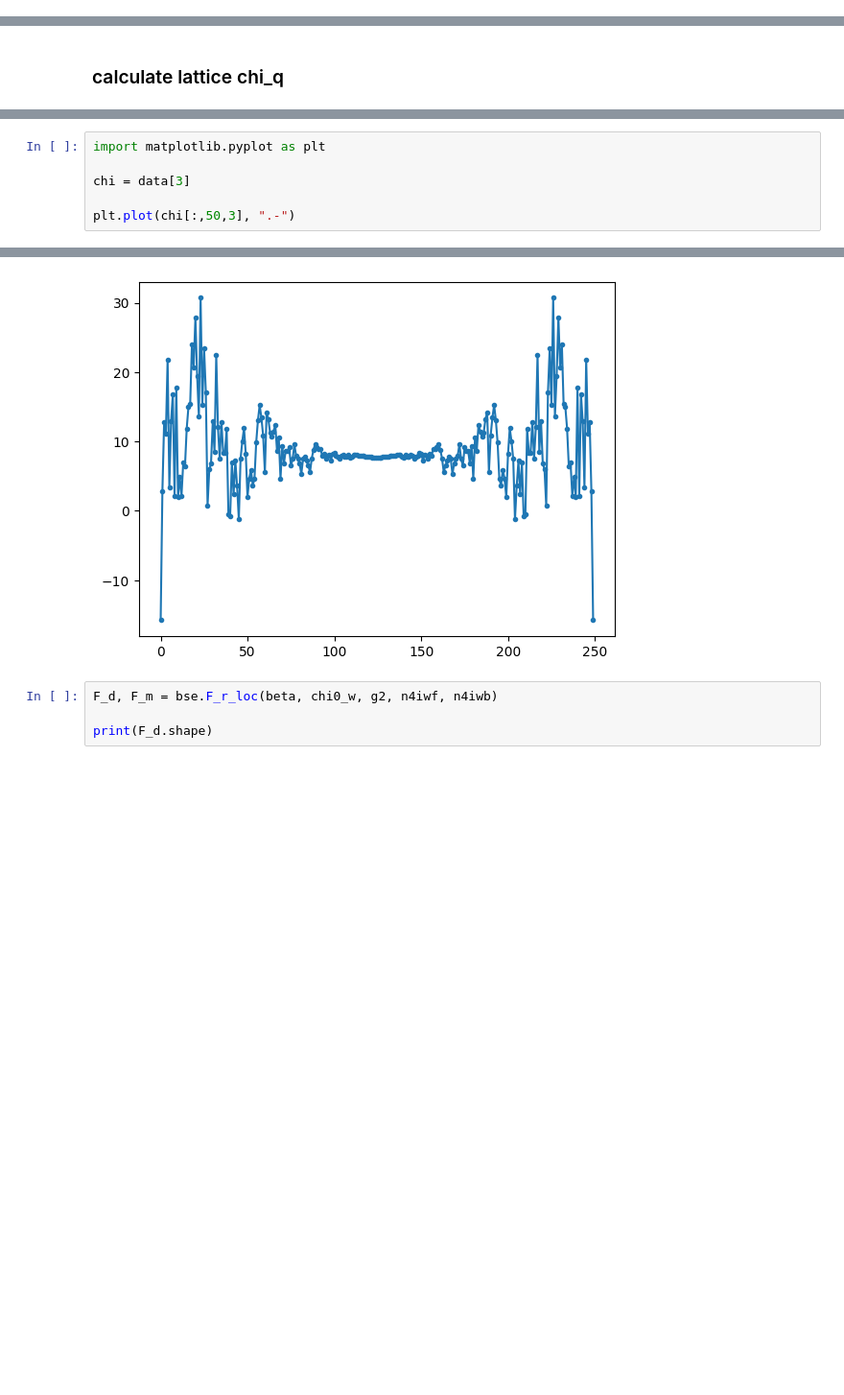
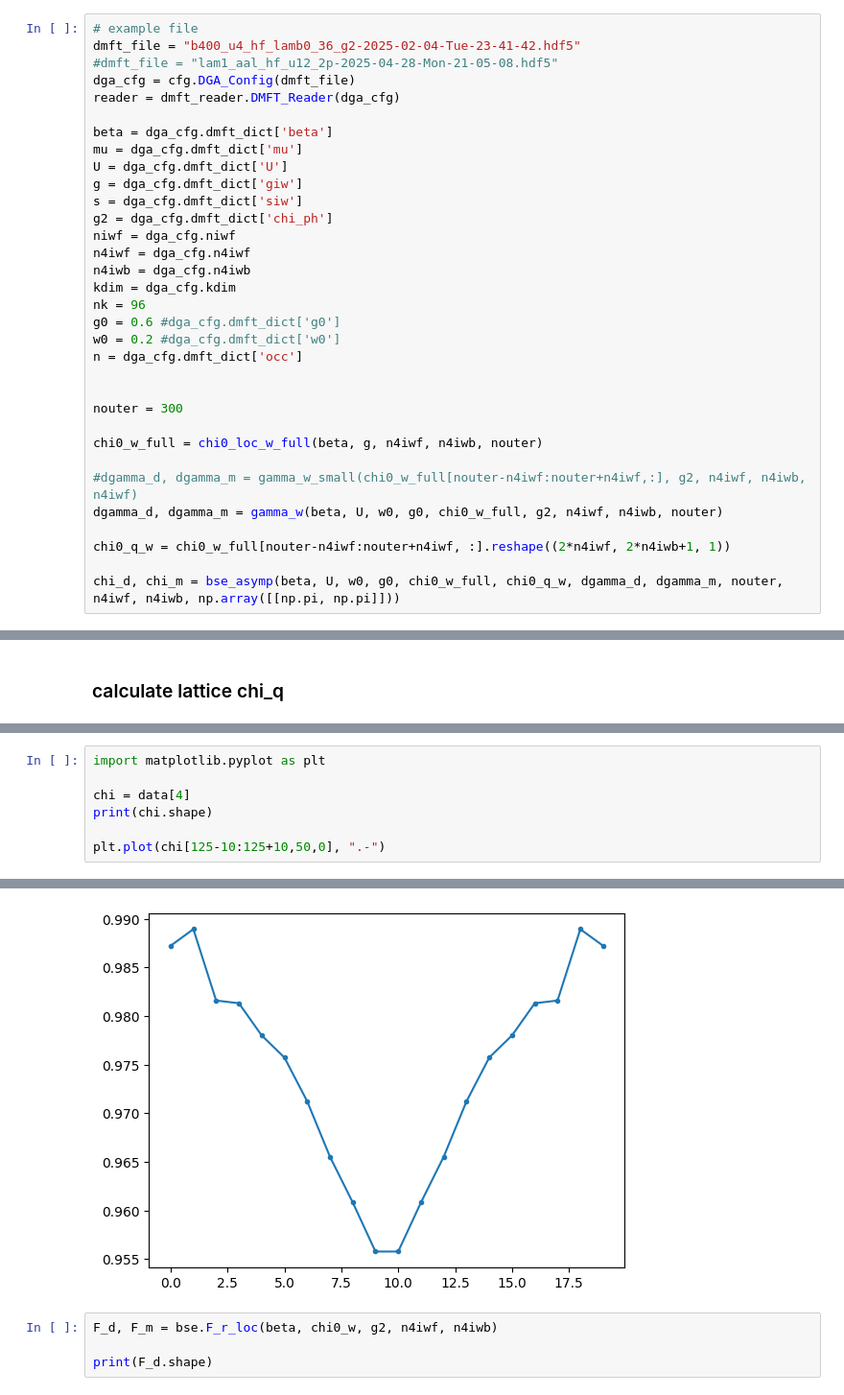
Before and after one commit to emoghadas/lDGA, a Jupyter notebook: example/lDGA_test.ipynb, the cells around one changed output, grey strips where cells are left out. Shown: that part at 96% size. Saved outputs shown, nothing was run; the diff lists cells and outputs as text; blank space fills up the shorter version.

```diff
--- a/example/lDGA_test.ipynb
+++ b/example/lDGA_test.ipynb
@@ -53,0 +474,33 @@ np.float64(0.9504318658627897)
+# %%
+# example file
+dmft_file = "b400_u4_hf_lamb0_36_g2-2025-02-04-Tue-23-41-42.hdf5"
+#dmft_file = "lam1_aal_hf_u12_2p-2025-04-28-Mon-21-05-08.hdf5"
+dga_cfg = cfg.DGA_Config(dmft_file)
+reader = dmft_reader.DMFT_Reader(dga_cfg)
+
+beta = dga_cfg.dmft_dict['beta']
+mu = dga_cfg.dmft_dict['mu']
+U = dga_cfg.dmft_dict['U']
+g = dga_cfg.dmft_dict['giw']
+s = dga_cfg.dmft_dict['siw']
+g2 = dga_cfg.dmft_dict['chi_ph']
+niwf = dga_cfg.niwf
+n4iwf = dga_cfg.n4iwf
+n4iwb = dga_cfg.n4iwb
+kdim = dga_cfg.kdim
+nk = 96
+g0 = 0.6 #dga_cfg.dmft_dict['g0']
+w0 = 0.2 #dga_cfg.dmft_dict['w0']
+n = dga_cfg.dmft_dict['occ']
+
+
+nouter = 300
+
+chi0_w_full = chi0_loc_w_full(beta, g, n4iwf, n4iwb, nouter)
+
+#dgamma_d, dgamma_m = gamma_w_small(chi0_w_full[nouter-n4iwf:nouter+n4iwf,:], g2, n4iwf, n4iwb, n4iwf)
+dgamma_d, dgamma_m = gamma_w(beta, U, w0, g0, chi0_w_full, g2, n4iwf, n4iwb, nouter)
+
+chi0_q_w = chi0_w_full[nouter-n4iwf:nouter+n4iwf, :].reshape((2*n4iwf, 2*n4iwb+1, 1))
+
+chi_d, chi_m = bse_asymp(beta, U, w0, g0, chi0_w_full, chi0_q_w, dgamma_d, dgamma_m, nouter, n4iwf, n4iwb, np.array([[np.pi, np.pi]]))
@@ -71,7 +567,8 @@ TypeError: too many arguments: expected 8, got 9
 # %%
 import matplotlib.pyplot as plt
 
-chi = data[3]
+chi = data[4]
+print(chi.shape)
 
-plt.plot(chi[:,50,3], ".-")
+plt.plot(chi[125-10:125+10,50,0], ".-")
 # %% [output]
@@ -79,4 +577,4 @@ plt.plot(chi[:,50,3], ".-")
-[figure, old version]
+[figure, new version]
 # %%
 F_d, F_m = bse.F_r_loc(beta, chi0_w, g2, n4iwf, n4iwb)
 
```
Also changed, not shown: parts of 31 cells of this notebook, 2 other files.
